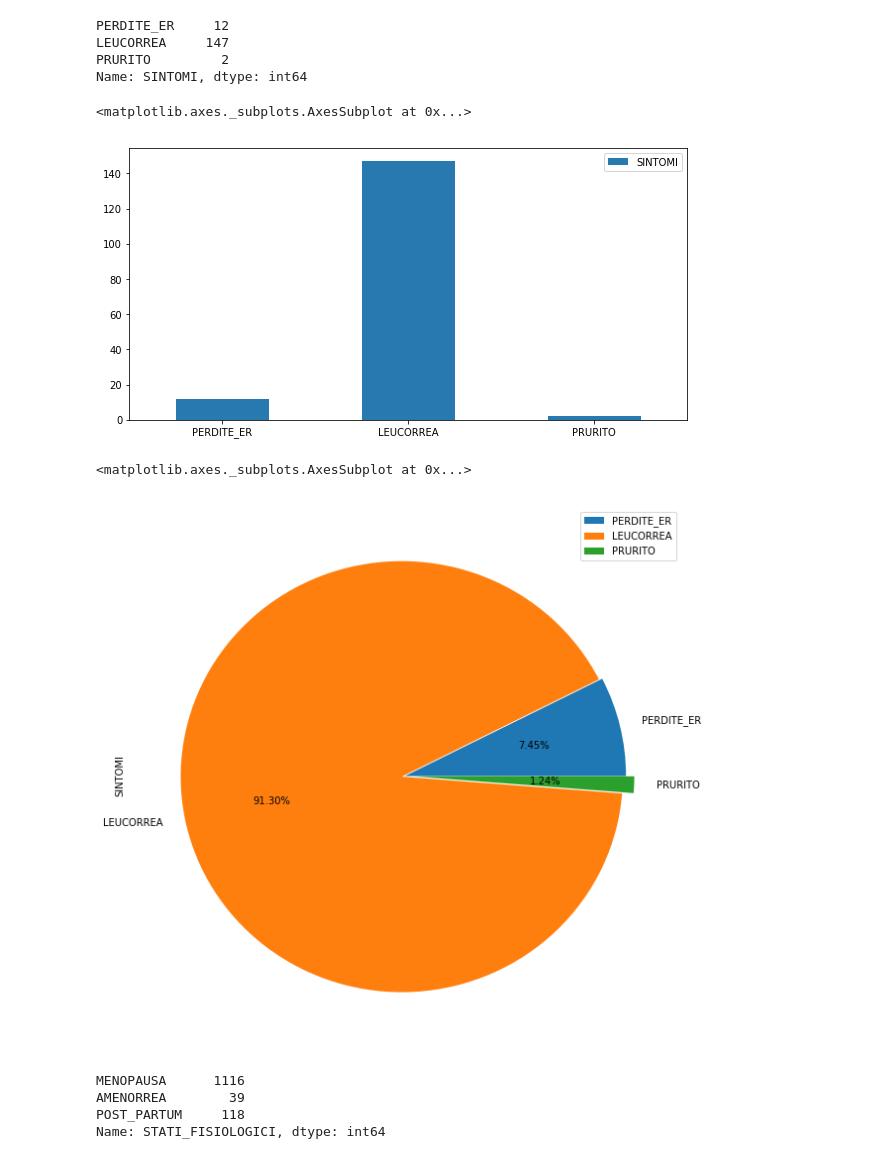
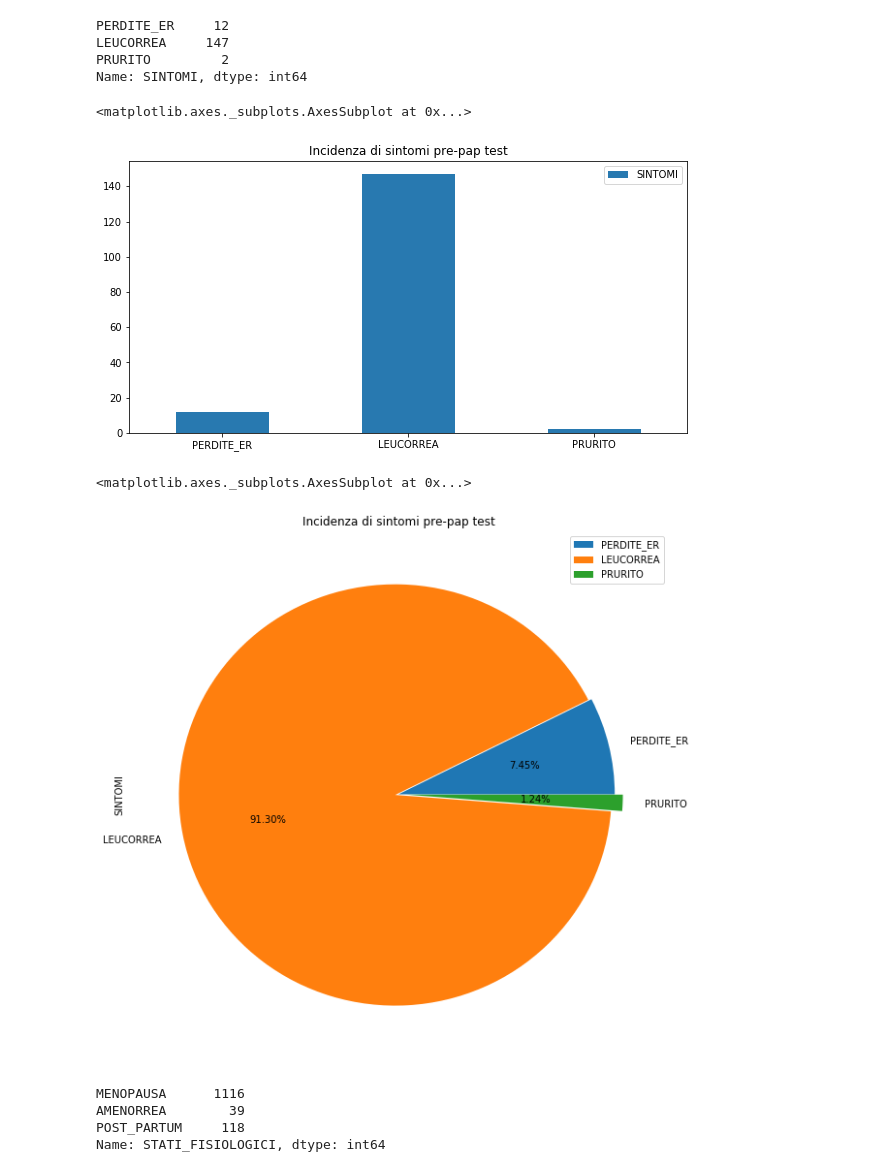
Before and after one commit to Nimerya/Cytological-Reports-Analysis, a Jupyter notebook: exploratory_analysis.ipynb, the cells around one changed output. Saved outputs shown, nothing was run; the diff lists cells and outputs as text; code cells hidden in the pictures.

```diff
--- a/exploratory_analysis.ipynb
+++ b/exploratory_analysis.ipynb
@@ -487,17 +515,19 @@ LEUCORREA     147
 PRURITO         2
 Name: SINTOMI, dtype: int64
 # %%
-SINTOMI.plot(kind='bar', figsize=(10,5), legend = True, rot=0, color='#2879b0')
+title_sintomi = 'Incidenza di sintomi pre-pap test'
+SINTOMI.plot(kind='bar', figsize=(10,5), title = title_sintomi, legend = True, rot=0, color='#2879b0')
 # %% [output]
 <matplotlib.axes._subplots.AxesSubplot at 0x...>
-[figure, old version]
+[figure, new version]
 # %%
 SINTOMI.plot(kind='pie', figsize=(10,10), legend=True,\
-                explode = explode[:len(SINTOMI)],\
-                autopct='%1.2f%%', startangle=0)
+             explode = explode[:len(SINTOMI)],\
+             title = title_sintomi,\
+             autopct='%1.2f%%', startangle=0)
 # %% [output]
 <matplotlib.axes._subplots.AxesSubplot at 0x...>
-[figure, old version]
+[figure, new version]
 # %%
 N_MENOPAUSA = len(df[df['MENOPAUSA'] == True])
 N_AMENORREA = len(df[df['AMENORREA'] == True])
```
Also changed, not shown: parts of 44 cells of this notebook.
